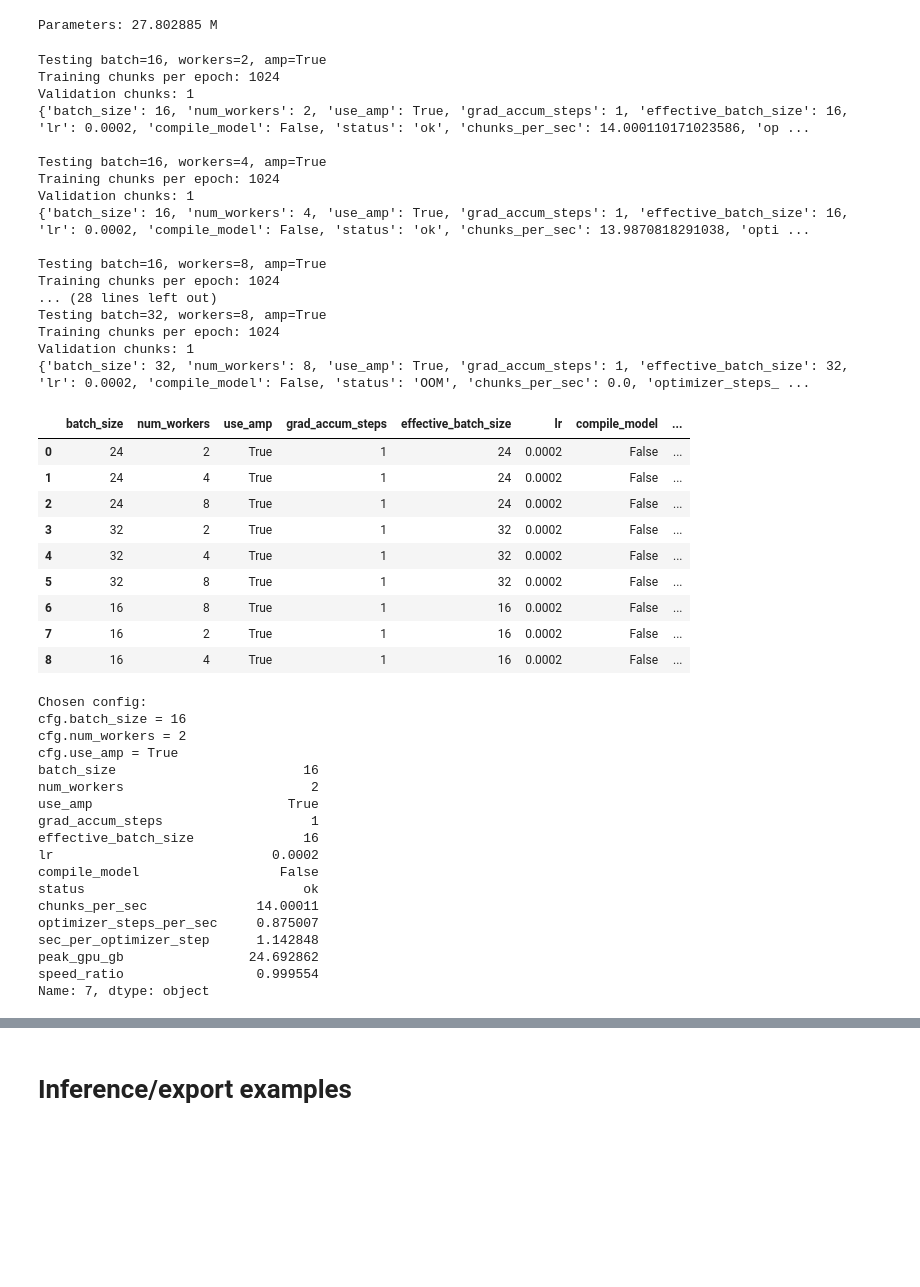
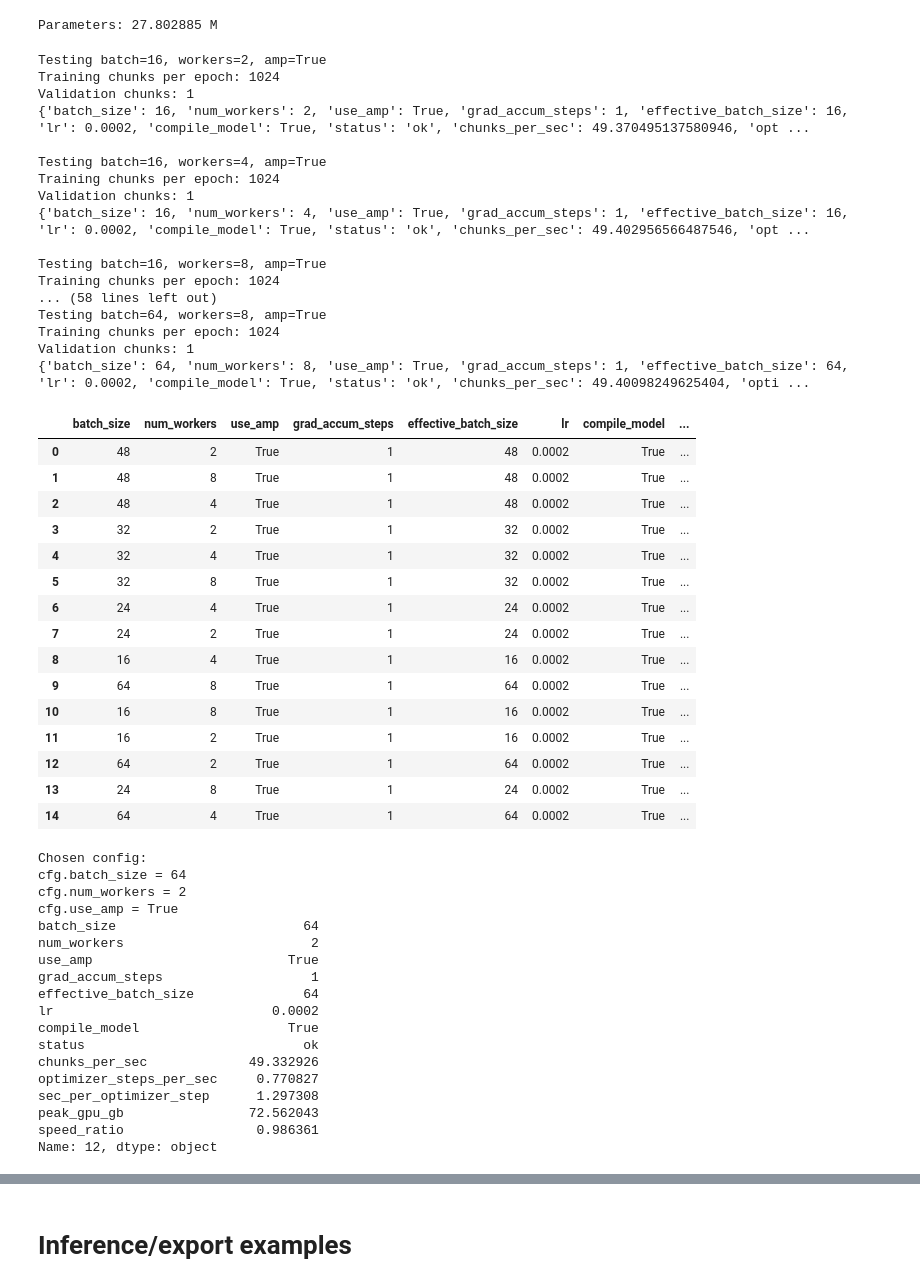
Before and after one commit to JDub323/cam_enabled_steering_llm, a Jupyter notebook: notebooks/piano_experiment.ipynb, the cells around one changed output, grey strips where cells are left out. Drawn from its saved outputs; the diff is of its cells as text; code cells hidden in the pictures; blank space fills up the shorter version.

```diff
--- a/notebooks/piano_experiment.ipynb
+++ b/notebooks/piano_experiment.ipynb
@@ -98,11 +98,11 @@ cfg = Config()
 
 # Optional per-run overrides can still live here:
 # cfg.resnet_name = "resnet34"
-# cfg.batch_size = 32
+cfg.batch_size = 48
 # cfg.num_workers = 2
 # cfg.lr = 2e-4
 # cfg.epochs = 40
-cfg.compile_model = False
+cfg.compile_model = True
 
 print(config_to_json(cfg))
 # %% [output]
@@ -234,65 +234,71 @@ Parameters: 27.802885 M
 RUN_BENCHMARK = True  #@param {type:'boolean'}
 
 torch.cuda.empty_cache()
 
 if RUN_BENCHMARK:
     bench_df = sweep_training_settings(
         sliced_meta,
         base_cfg=cfg,
-        batch_sizes=(16, 24, 32),
+        batch_sizes=(16, 24, 32, 48, 64),
         num_workers_list=(2, 4, 8),
         amp_options=(True,),
         device=DEVICE,
     )
     display(bench_df)
     cfg = apply_best_benchmark_config(cfg, bench_df, memory_soft_limit_gb=14.0)
 else:
     print('Skipping benchmark.')
 # %% [output]
 Testing batch=16, workers=2, amp=True
 Training chunks per epoch: 1024
 Validation chunks: 1
-{'batch_size': 16, 'num_workers': 2, 'use_amp': True, 'grad_accum_steps': 1, 'effective_batch_size': 16, 'lr': 0.0002, 'compile_model': False, 'status': 'ok', 'chunks_per_sec': 14.000110171023586, 'op ...
+{'batch_size': 16, 'num_workers': 2, 'use_amp': True, 'grad_accum_steps': 1, 'effective_batch_size': 16, 'lr': 0.0002, 'compile_model': True, 'status': 'ok', 'chunks_per_sec': 49.370495137580946, 'opt ...
 
 Testing batch=16, workers=4, amp=True
 Training chunks per epoch: 1024
 Validation chunks: 1
-{'batch_size': 16, 'num_workers': 4, 'use_amp': True, 'grad_accum_steps': 1, 'effective_batch_size': 16, 'lr': 0.0002, 'compile_model': False, 'status': 'ok', 'chunks_per_sec': 13.9870818291038, 'opti ...
+{'batch_size': 16, 'num_workers': 4, 'use_amp': True, 'grad_accum_steps': 1, 'effective_batch_size': 16, 'lr': 0.0002, 'compile_model': True, 'status': 'ok', 'chunks_per_sec': 49.402956566487546, 'opt ...
 
 Testing batch=16, workers=8, amp=True
 Training chunks per epoch: 1024
-... (28 lines left out)
-Testing batch=32, workers=8, amp=True
+... (58 lines left out)
+Testing batch=64, workers=8, amp=True
 Training chunks per epoch: 1024
 Validation chunks: 1
-{'batch_size': 32, 'num_workers': 8, 'use_amp': True, 'grad_accum_steps': 1, 'effective_batch_size': 32, 'lr': 0.0002, 'compile_model': False, 'status': 'OOM', 'chunks_per_sec': 0.0, 'optimizer_steps_ ...
+{'batch_size': 64, 'num_workers': 8, 'use_amp': True, 'grad_accum_steps': 1, 'effective_batch_size': 64, 'lr': 0.0002, 'compile_model': True, 'status': 'ok', 'chunks_per_sec': 49.40098249625404, 'opti ...
 |  | batch_size | num_workers | use_amp | grad_accum_steps | effective_batch_size | lr | compile_model | ... |
-| 0 | 24 | 2 | True | 1 | 24 | 0.0002 | False | ... |
-| 1 | 24 | 4 | True | 1 | 24 | 0.0002 | False | ... |
-| 2 | 24 | 8 | True | 1 | 24 | 0.0002 | False | ... |
-| 3 | 32 | 2 | True | 1 | 32 | 0.0002 | False | ... |
-| 4 | 32 | 4 | True | 1 | 32 | 0.0002 | False | ... |
-| 5 | 32 | 8 | True | 1 | 32 | 0.0002 | False | ... |
-| 6 | 16 | 8 | True | 1 | 16 | 0.0002 | False | ... |
-| 7 | 16 | 2 | True | 1 | 16 | 0.0002 | False | ... |
-| 8 | 16 | 4 | True | 1 | 16 | 0.0002 | False | ... |
+| 0 | 48 | 2 | True | 1 | 48 | 0.0002 | True | ... |
+| 1 | 48 | 8 | True | 1 | 48 | 0.0002 | True | ... |
+| 2 | 48 | 4 | True | 1 | 48 | 0.0002 | True | ... |
+| 3 | 32 | 2 | True | 1 | 32 | 0.0002 | True | ... |
+| 4 | 32 | 4 | True | 1 | 32 | 0.0002 | True | ... |
+| 5 | 32 | 8 | True | 1 | 32 | 0.0002 | True | ... |
+| 6 | 24 | 4 | True | 1 | 24 | 0.0002 | True | ... |
+| 7 | 24 | 2 | True | 1 | 24 | 0.0002 | True | ... |
+| 8 | 16 | 4 | True | 1 | 16 | 0.0002 | True | ... |
+| 9 | 64 | 8 | True | 1 | 64 | 0.0002 | True | ... |
+| 10 | 16 | 8 | True | 1 | 16 | 0.0002 | True | ... |
+| 11 | 16 | 2 | True | 1 | 16 | 0.0002 | True | ... |
+| 12 | 64 | 2 | True | 1 | 64 | 0.0002 | True | ... |
+| 13 | 24 | 8 | True | 1 | 24 | 0.0002 | True | ... |
+| 14 | 64 | 4 | True | 1 | 64 | 0.0002 | True | ... |
 Chosen config:
-cfg.batch_size = 16
+cfg.batch_size = 64
 cfg.num_workers = 2
 cfg.use_amp = True
-batch_size                        16
+batch_size                        64
 num_workers                        2
 use_amp                         True
 grad_accum_steps                   1
-effective_batch_size              16
+effective_batch_size              64
 lr                            0.0002
-compile_model                  False
+compile_model                   True
 status                            ok
-chunks_per_sec              14.00011
-optimizer_steps_per_sec     0.875007
-sec_per_optimizer_step      1.142848
-peak_gpu_gb                24.692862
-speed_ratio                 0.999554
-Name: 7, dtype: object
+chunks_per_sec             49.332926
+optimizer_steps_per_sec     0.770827
+sec_per_optimizer_step      1.297308
+peak_gpu_gb                72.562043
+speed_ratio                 0.986361
+Name: 12, dtype: object
 # %%
 #@title 10. Start or resume training
```
Also changed, not shown: parts of 3 cells of this notebook.
